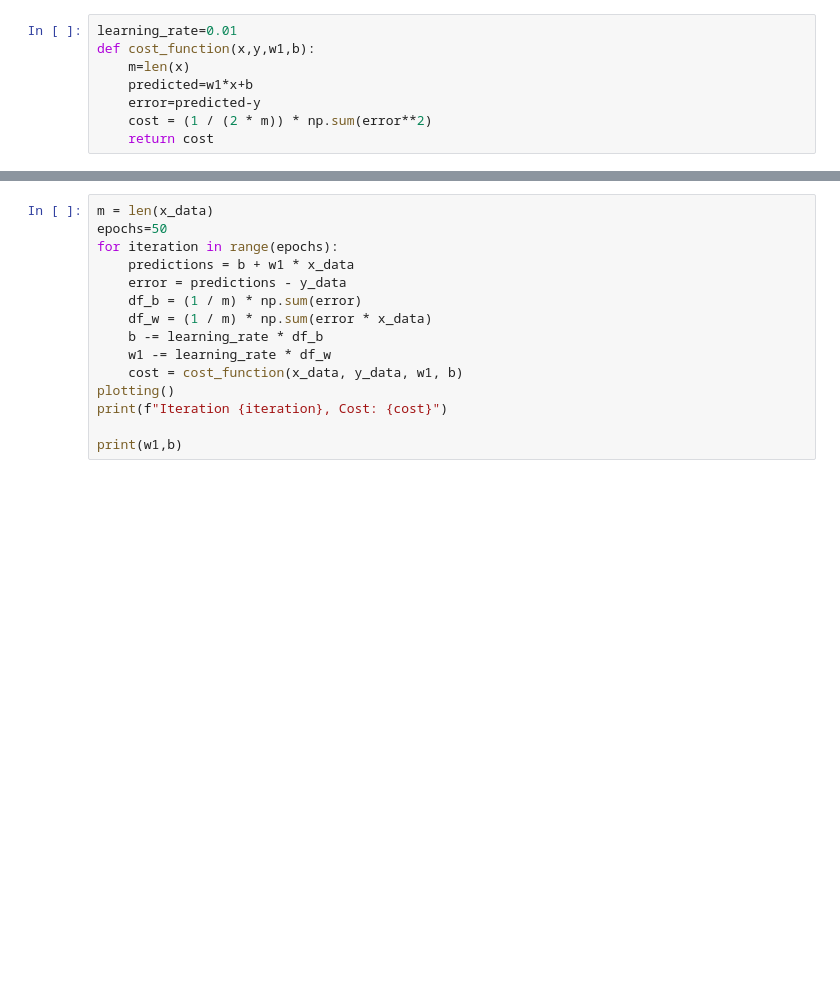
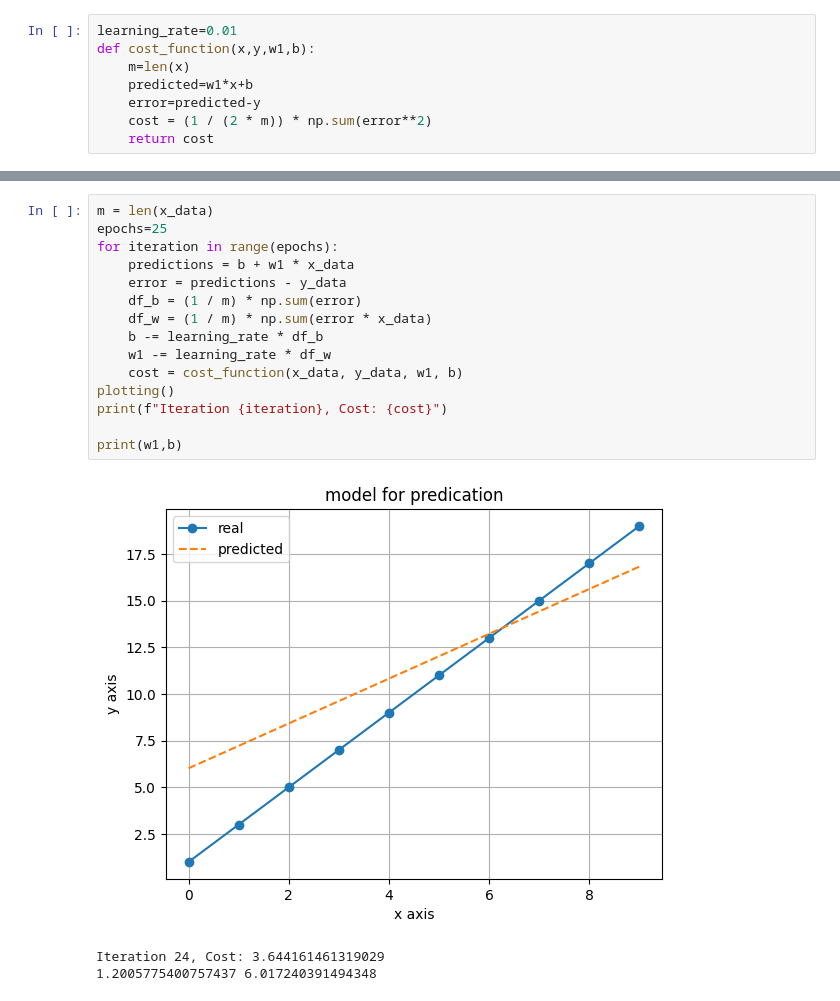
Before and after one commit to AbhijeetJ-512/ML, a Jupyter notebook: ml/linear.ipynb, the cells around one changed output, grey strips where cells are left out. Drawn from its saved outputs; the diff is of its cells as text; blank space fills up the shorter version.

```diff
--- a/ml/linear.ipynb
+++ b/ml/linear.ipynb
@@ -36,15 +61,19 @@ cost_function(x_data,y_data,w1,b)
 # %%
 m = len(x_data)
-epochs=50
+epochs=25
 for iteration in range(epochs):
     predictions = b + w1 * x_data
     error = predictions - y_data
     df_b = (1 / m) * np.sum(error)
     df_w = (1 / m) * np.sum(error * x_data)
     b -= learning_rate * df_b
     w1 -= learning_rate * df_w
     cost = cost_function(x_data, y_data, w1, b)
 plotting()
 print(f"Iteration {iteration}, Cost: {cost}")
 
 print(w1,b)
+# %% [output]
+[figure, added]
+Iteration 24, Cost: 3.644161461319029
+1.2005775400757437 6.017240391494348
```
Also changed, not shown: parts of 8 cells of this notebook.
